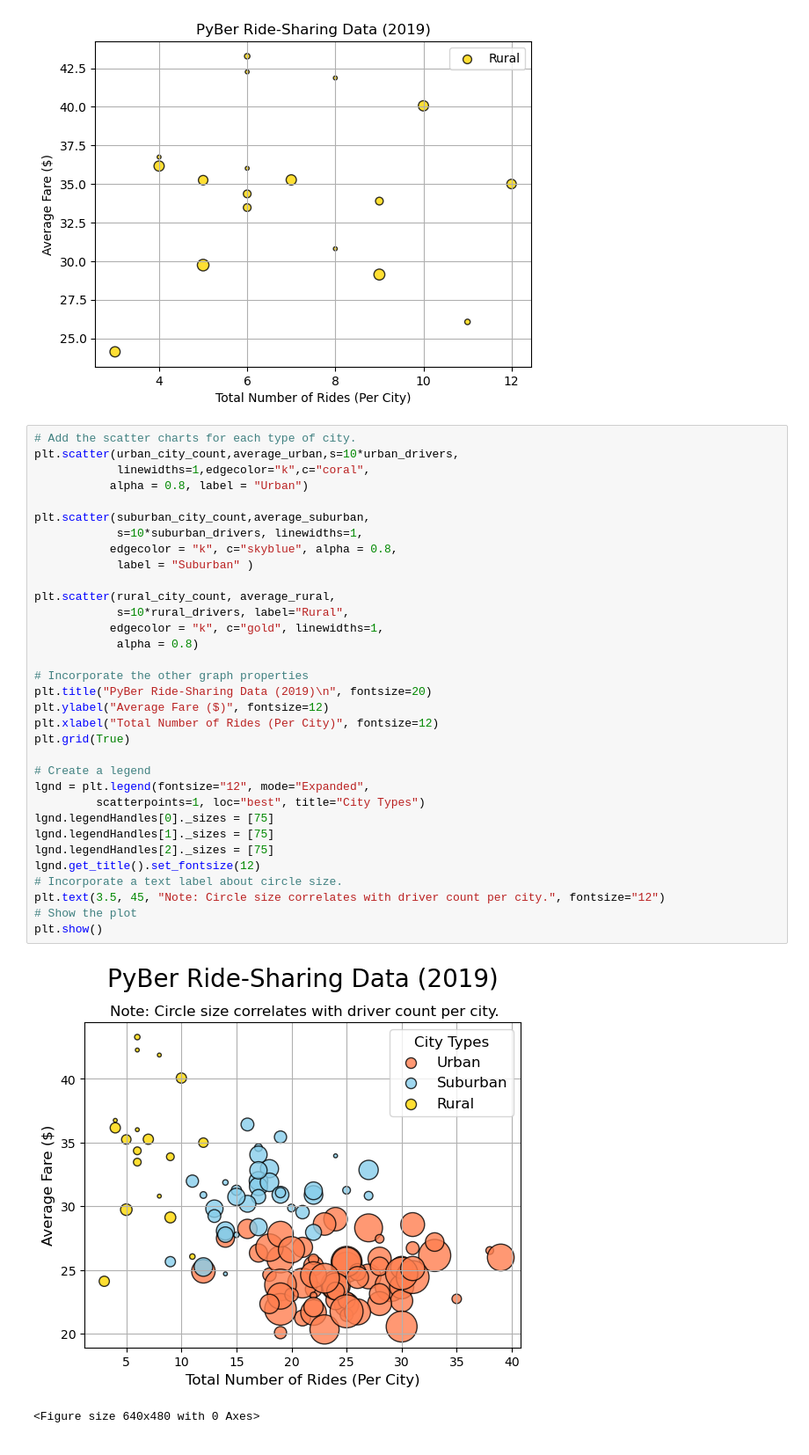
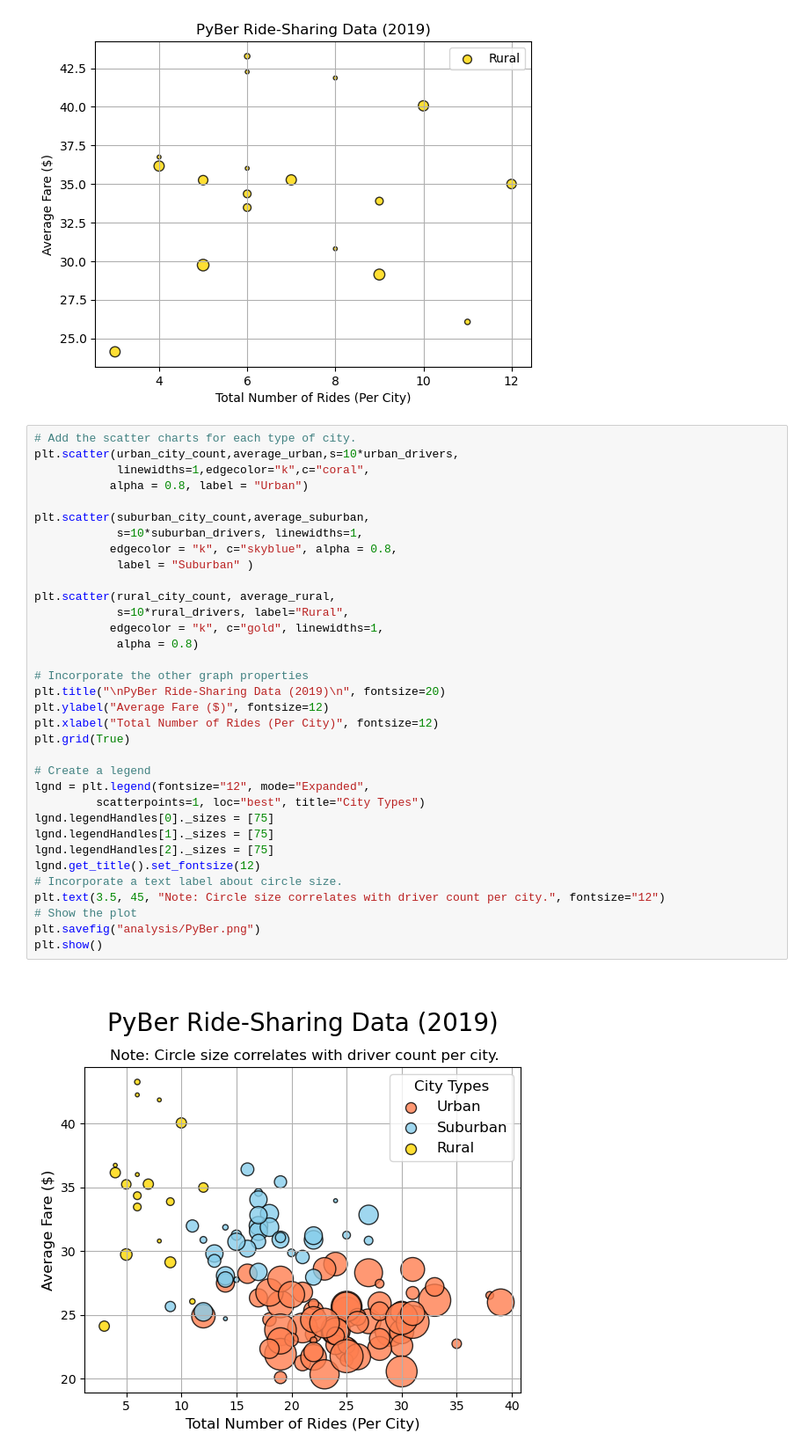
Before and after one commit to merigalstyan/PyBer_Analysis, a Jupyter notebook: PyBer.ipynb, the cells around one changed output. Shown at 88% size. Saved outputs shown, nothing was run; the diff lists cells and outputs as text.

```diff
--- a/PyBer.ipynb
+++ b/PyBer.ipynb
@@ -272,33 +235,33 @@ plt.scatter(urban_city_count,average_urban,s=10*urban_drivers,
             linewidths=1,edgecolor="k",c="coral",
            alpha = 0.8, label = "Urban")
 
 plt.scatter(suburban_city_count,average_suburban,
             s=10*suburban_drivers, linewidths=1,
            edgecolor = "k", c="skyblue", alpha = 0.8,
             label = "Suburban" )
 
 plt.scatter(rural_city_count, average_rural,
             s=10*rural_drivers, label="Rural",
            edgecolor = "k", c="gold", linewidths=1,
             alpha = 0.8)
 
 # Incorporate the other graph properties
-plt.title("PyBer Ride-Sharing Data (2019)\n", fontsize=20)
+plt.title("\nPyBer Ride-Sharing Data (2019)\n", fontsize=20)
 plt.ylabel("Average Fare ($)", fontsize=12)
 plt.xlabel("Total Number of Rides (Per City)", fontsize=12)
 plt.grid(True)
 
 # Create a legend
 lgnd = plt.legend(fontsize="12", mode="Expanded",
          scatterpoints=1, loc="best", title="City Types")
 lgnd.legendHandles[0]._sizes = [75]
 lgnd.legendHandles[1]._sizes = [75]
 lgnd.legendHandles[2]._sizes = [75]
 lgnd.get_title().set_fontsize(12)
 # Incorporate a text label about circle size.
 plt.text(3.5, 45, "Note: Circle size correlates with driver count per city.", fontsize="12")
 # Show the plot
+plt.savefig("analysis/PyBer.png")
 plt.show()
 # %% [output]
-[figure, old version]
+[figure, new version]
-<Figure size 640x480 with 0 Axes>
```
Also changed, not shown: parts of 31 cells of this notebook.
